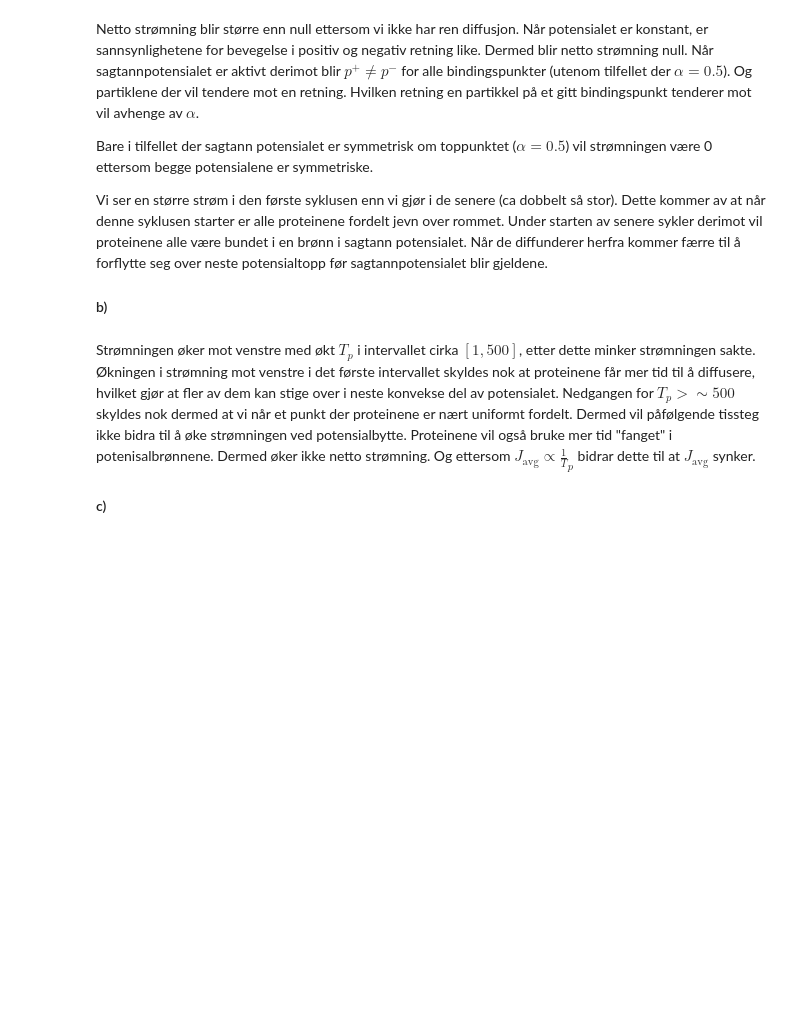
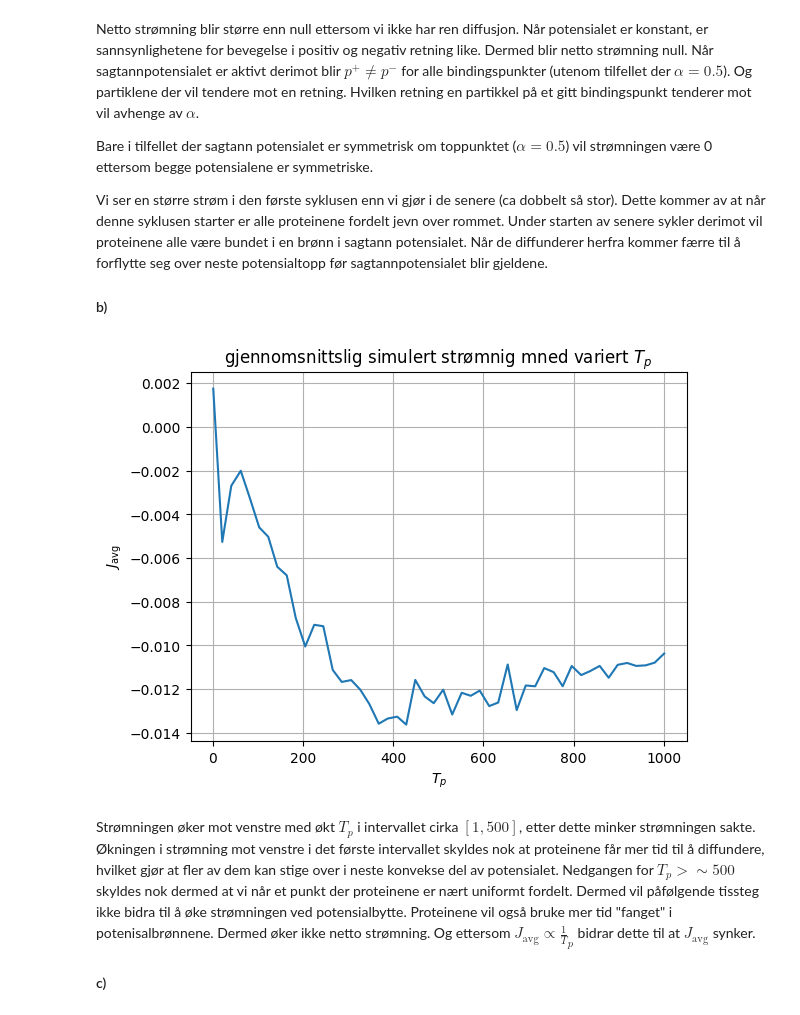
Before and after one commit to theodormv/TMA4320_biofysikk_prosjekt, a Jupyter notebook: notebooks/oppgave3.ipynb, the cells around one changed output. Saved outputs shown, nothing was run; the diff lists cells and outputs as text; code cells hidden in the pictures; blank space fills up the shorter version.

```diff
--- a/notebooks/oppgave3.ipynb
+++ b/notebooks/oppgave3.ipynb
@@ -13,7 +13,7 @@ import matplotlib.pyplot as plt
 #modifiseres i oppgavene der relevant
 alpha = 0.8
 T = 273.15 + 37
-beta = sp.constants.Boltzmann *T
+beta = (sp.constants.Boltzmann *T)**-1
 N_x = 100
 periods = 2
 N_points = periods*N_x
@@ -174,41 +185,45 @@ def oppgave_3_b(num_values = 50):
     """
         Initialiserer parameterene og plotter gjennomsnitslig strømning per syklus mot T_p
     """
 
     global N_particles
     N_particles = 4*N_x
 
     global alpha
     alpha = 0.8
 
     #initialliserer partiklene i bunnpunkt for sagtann poteniale
     particles_start = np.zeros(N_particles, dtype=np.int16)
     particles_start[::2] = h*N_x
     positions = np.linspace(0, h*N_points, N_points)
     streams = np.zeros(num_values)
 
 
     global T_p
     Tp_range = np.linspace(1, 1001, num_values, dtype=np.int16)
 
-    # itererer over tids steg lengdene
-    for T in tqdm(Tp_range):
-        T_p = T
-        particles = np.copy(particles_start)
-        _, streams[i] = random_walk_cycle_vectorized(positions, particles)
-        i+=1
+    # itererer over tids steg lengdene flere ganger og tar gjennomsnitt for å få mindre støy i data
+    for _ in range(5):
+        for i,T in enumerate(tqdm(Tp_range)):
+            T_p = T
+            particles = np.copy(particles_start)
+            _, s = random_walk_cycle_vectorized(positions, particles)
+            streams[i] += s
+    streams /= 5
 
     #plotter
     plt.plot(Tp_range, streams)
     plt.grid()
     plt.title(f"gjennomsnittslig simulert strømnig mned variert $T_p$")
     plt.xlabel(f"$T_p$")
     plt.ylabel(r"$J_\text{avg}$")
     plt.show()
 
 oppgave_3_b()
+# %% [output]
+[figure, added]
 # %% [markdown]
-Strømningen øker mot venstre med økt $T_p$ i intervallet cirka $[1,500]$, etter dette minker strømningen sakte. Økningen i strømning mot venstre i det første intervallet skyldes nok at proteinene får mer tid til å diffusere, hvilket gjør at fler av dem kan stige over i neste konvekse del av potensialet. Nedgangen for $T_p > \sim 500$ skyldes nok dermed at vi når et punkt der proteinene er nært uniformt fordelt. Dermed vil påfølgende tissteg ikke bidra til å øke strømningen ved potensialbytte. Proteinene vil også bruke mer tid "fanget" i potenisalbrønnene. Dermed øker ikke netto strømning. Og ettersom $J_\text{avg} \propto \frac 1 T_p $ bidrar dette til at $J_\text{avg}$ synker.
+Strømningen øker mot venstre med økt $T_p$ i intervallet cirka $[1,500]$, etter dette minker strømningen sakte. Økningen i strømning mot venstre i det første intervallet skyldes nok at proteinene får mer tid til å diffundere, hvilket gjør at fler av dem kan stige over i neste konvekse del av potensialet. Nedgangen for $T_p > \sim 500$ skyldes nok dermed at vi når et punkt der proteinene er nært uniformt fordelt. Dermed vil påfølgende tissteg ikke bidra til å øke strømningen ved potensialbytte. Proteinene vil også bruke mer tid "fanget" i potenisalbrønnene. Dermed øker ikke netto strømning. Og ettersom $J_\text{avg} \propto \frac 1 T_p $ bidrar dette til at $J_\text{avg}$ synker.
 
 #### c)
 # %%
```
Also changed, not shown: parts of 7 cells of this notebook.
